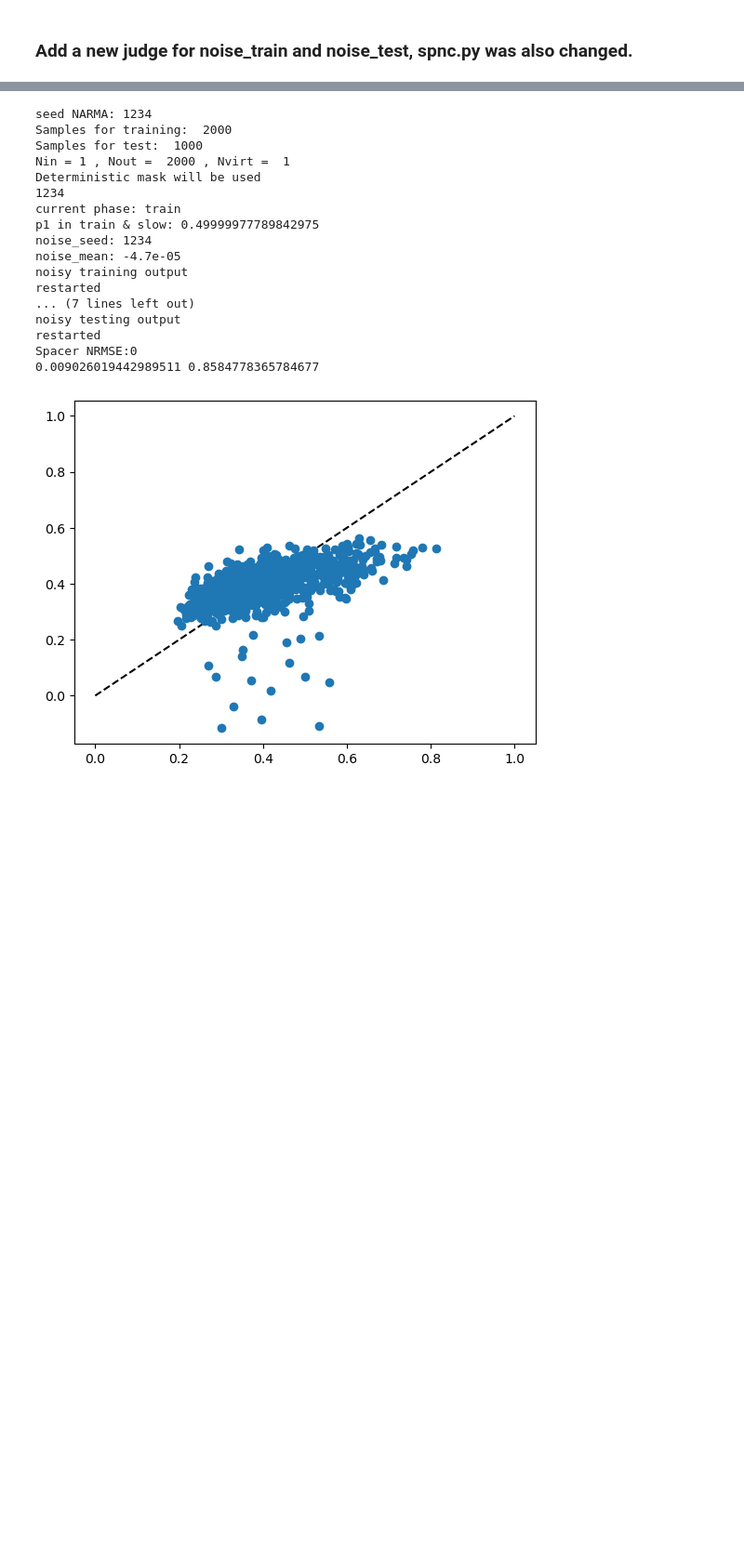
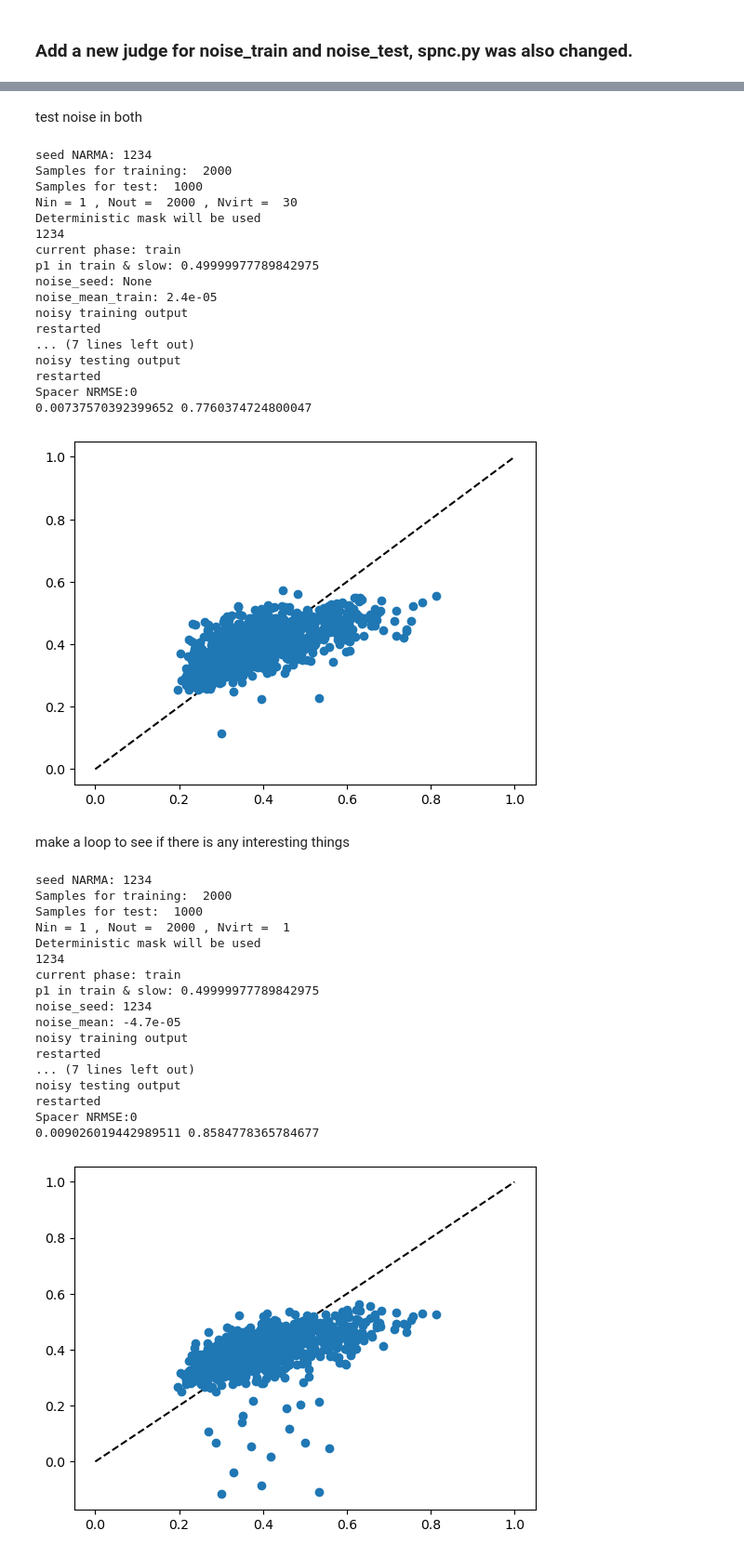
Before and after one commit to spintronic-computing-group/spnc, a Jupyter notebook: noisy.ipynb, the cells around one changed output, grey strips where cells are left out. Shown at 93% size. Cells and saved outputs as stored; diff of their text form; code cells hidden in the pictures; blank space fills up the shorter version.

```diff
--- a/noisy.ipynb
+++ b/noisy.ipynb
@@ -755,0 +879,66 @@ train_pred_f = ml.spnc_narma10(Ntrain,Ntest,Nvirt,m0,bias,mf,params,seed_NARMA=1
+# %% [markdown]
+test noise in both
+# %%
+import spnc
+import spnc_ml as ml
+import importlib
+importlib.reload(spnc)
+importlib.reload(ml)
+
+# NARMA10 parameters
+Ntrain = 2000
+Ntest = 1000
+
+# Net parameters
+Nvirt = 30
+m0 = 0.003
+bias = True
+
+# Reservoir parameters
+h = 0.4
+theta_H = 90
+k_s_0 = 0
+phi = 45
+beta_prime = 20
+
+params = {
+    'theta':0.3,
+    'gamma':.113,
+    'delay_feedback':0,
+    'Nvirt':Nvirt,
+    'noise_seed': None,
+    'noise_train': True,
+    'noise_mean_train':0.0000024,
+    'noise_std_train':0.000047,
+    'noise_test': True,
+    'noise_mean_test':-0.0000000125,
+    'noise_std_test':0.0000046011,
+    'train_sample': Ntrain*Nvirt,
+    'test_sample': Ntest*Nvirt
+}
+
+spn = spnc_anisotropy(h, theta_H, k_s_0, phi, beta_prime,restart = True,Primep1=None)
+ms = spn.gen_signal_slow_delayed_feedback
+
+train_pred_s = ml.spnc_narma10(Ntrain,Ntest,Nvirt,m0,bias,ms,params,seed_NARMA=1234,fixed_mask=True,return_y_train=True)
+# %% [output]
+seed NARMA: 1234
+Samples for training:  2000
+Samples for test:  1000
+Nin = 1 , Nout =  2000 , Nvirt =  30
+Deterministic mask will be used
+1234
+current phase: train
+p1 in train & slow: 0.49999977789842975
+noise_seed: None
+noise_mean_train: 2.4e-05
+noisy training output
+restarted
+... (7 lines left out)
+noisy testing output
+restarted
+Spacer NRMSE:0
+0.00737570392399652 0.7760374724800047
+[figure, added]
+# %% [markdown]
+make a loop to see if there is any interesting things
```
Also changed, not shown: parts of 10 cells of this notebook.
